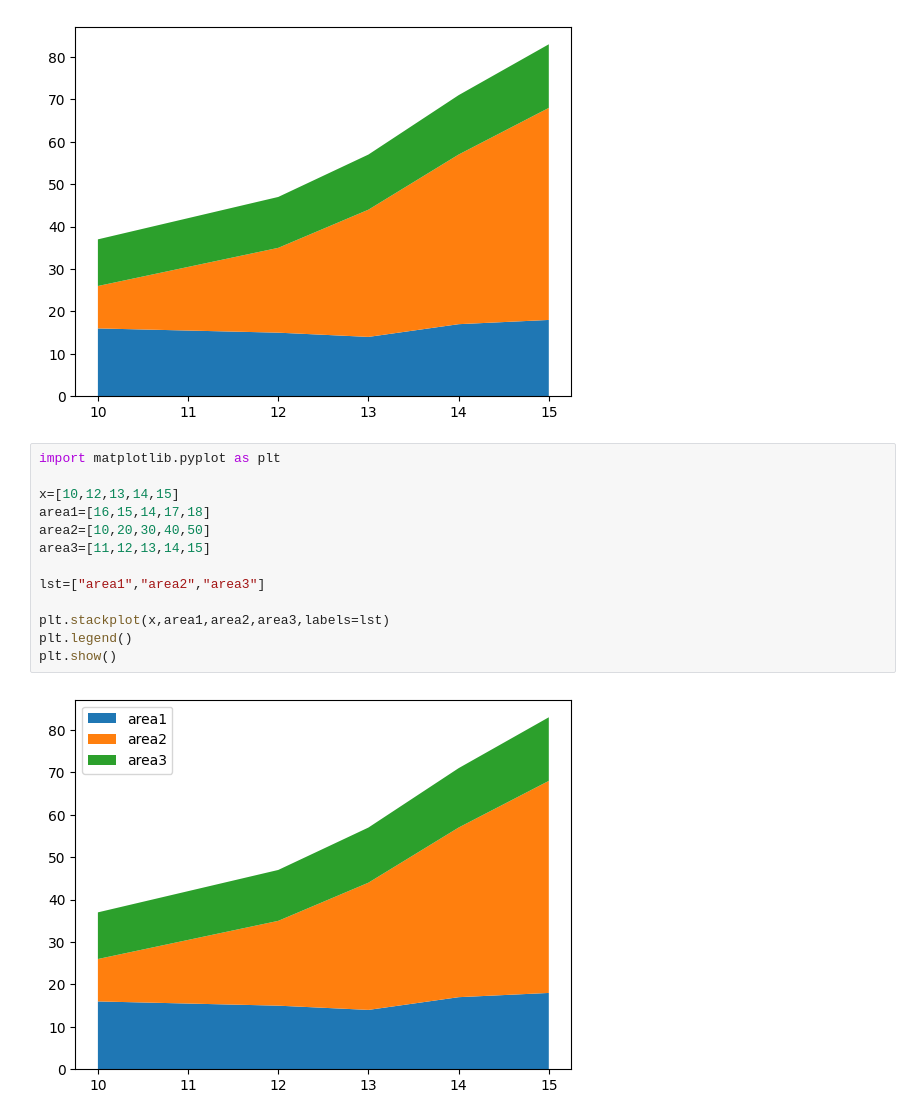
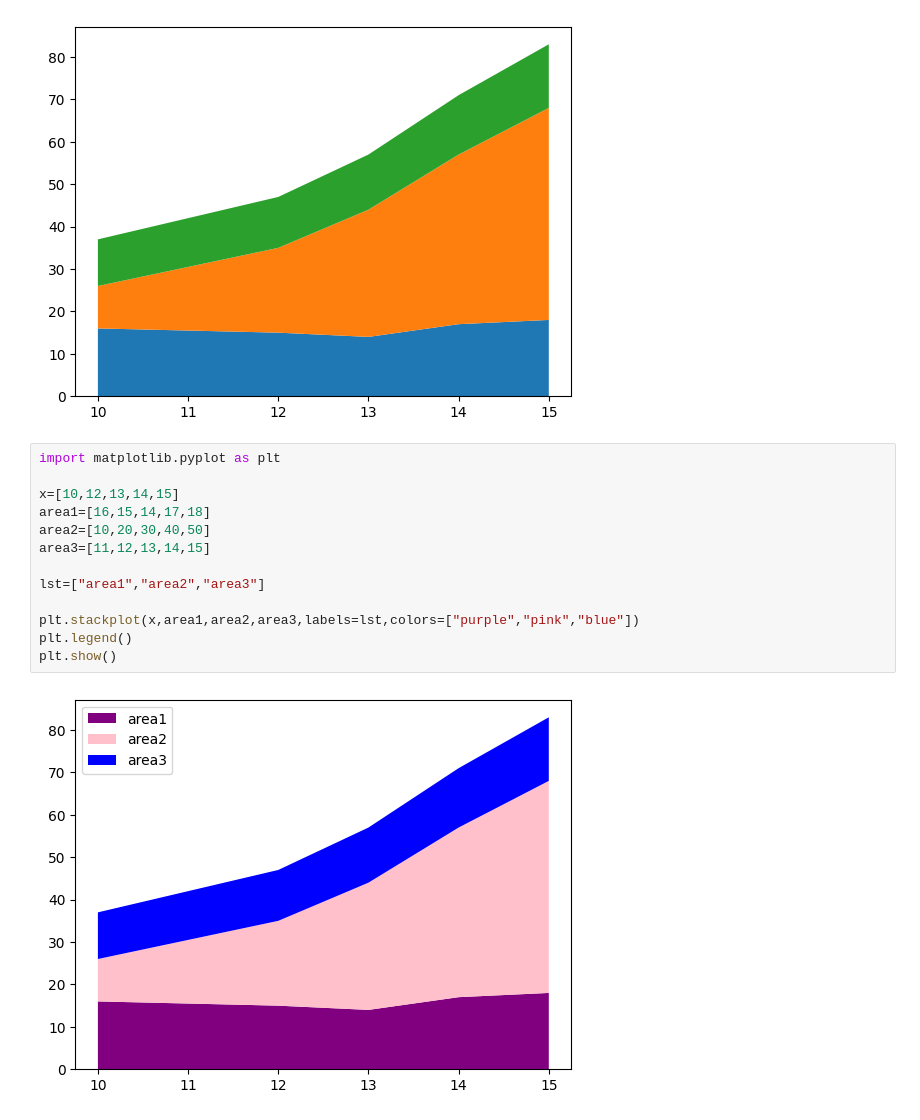
Before and after one commit to NishmthaM/matplotlib_python, a Jupyter notebook: Matplotlib.ipynb, the cells around one changed output. Saved outputs shown, nothing was run; the diff lists cells and outputs as text.

```diff
--- a/Matplotlib.ipynb
+++ b/Matplotlib.ipynb
@@ -552,15 +552,15 @@ plt.show()
 # %%
 import matplotlib.pyplot as plt
 
 x=[10,12,13,14,15]
 area1=[16,15,14,17,18]
 area2=[10,20,30,40,50]
 area3=[11,12,13,14,15]
 
 lst=["area1","area2","area3"]
 
-plt.stackplot(x,area1,area2,area3,labels=lst)
+plt.stackplot(x,area1,area2,area3,labels=lst,colors=["purple","pink","blue"])
 plt.legend()
 plt.show()
 # %% [output]
-[figure, old version]
+[figure, new version]
```
Also changed, not shown: parts of 4 cells of this notebook.
